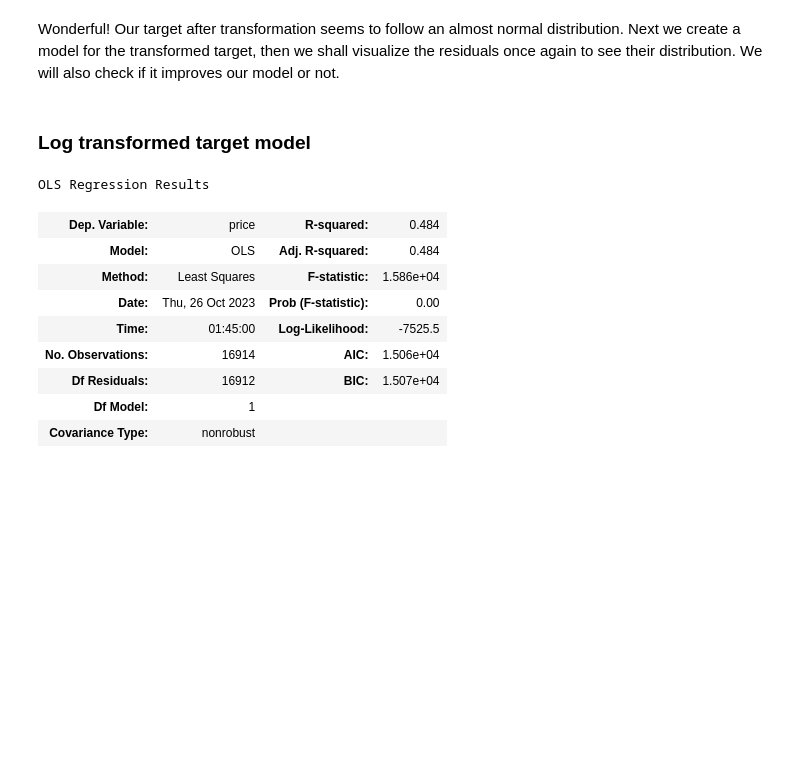
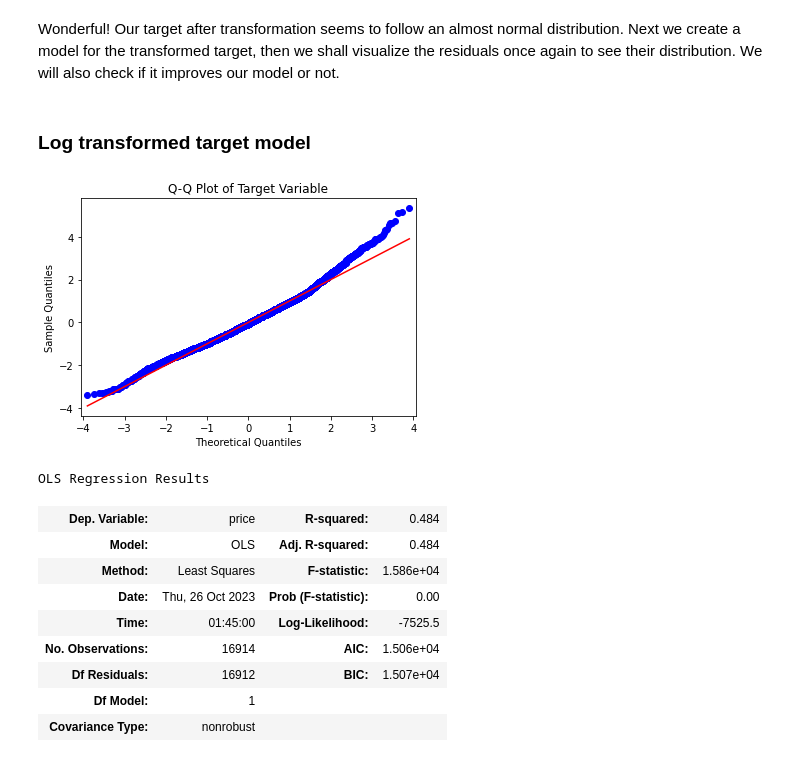
Before and after one commit to fatumakaliku/-Predictive-Modeling-for-Housing-Prices, a Jupyter notebook: student.ipynb, the cells around one changed output. Drawn from its saved outputs; the diff is of its cells as text; code cells hidden in the pictures; blank space fills up the shorter version.

```diff
--- a/student.ipynb
+++ b/student.ipynb
@@ -509,6 +480,3 @@ def split(X, y):
-# %%
-#splitting the data by calling the function
-X_train, X_test, y_train, y_test = split(X,y)
 # %% [markdown]
 In the train_test_split function we have is used above, we have split 80% of the data into training set and 20% of the data into test set.
 # %% [markdown]
@@ -640,5 +612,12 @@ plt.show();
 Wonderful! Our target after transformation seems to follow an almost normal distribution. Next we create a model for the transformed target, then we shall visualize the residuals once again to see  their distribution. We will also check if it improves our model or not.
 # %% [markdown]
 ### Log transformed target model
+# %%
+# Generate a Q-Q plot
+sm.qqplot(y_log, line='s', fit=True, dist=stats.norm, loc=0, scale=1)
+plt.title('Q-Q Plot of Target Variable')
+plt.show()
+# %% [output]
+[figure, added]
 # %%
 #splitting data into test and train test
```
Also changed, not shown: parts of 60 cells of this notebook, 1 other file.
